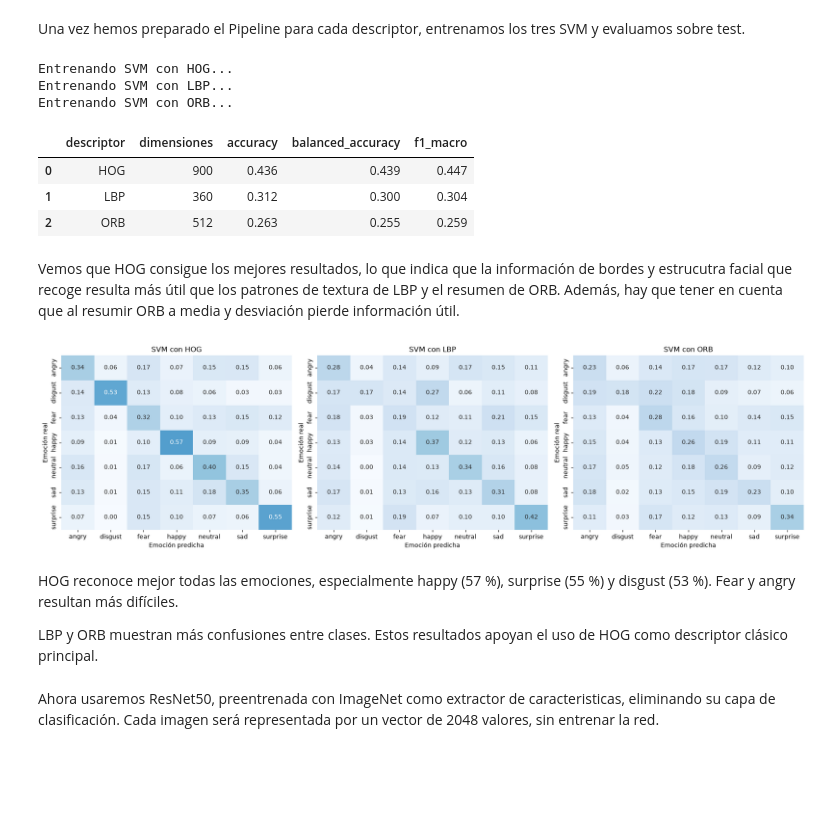
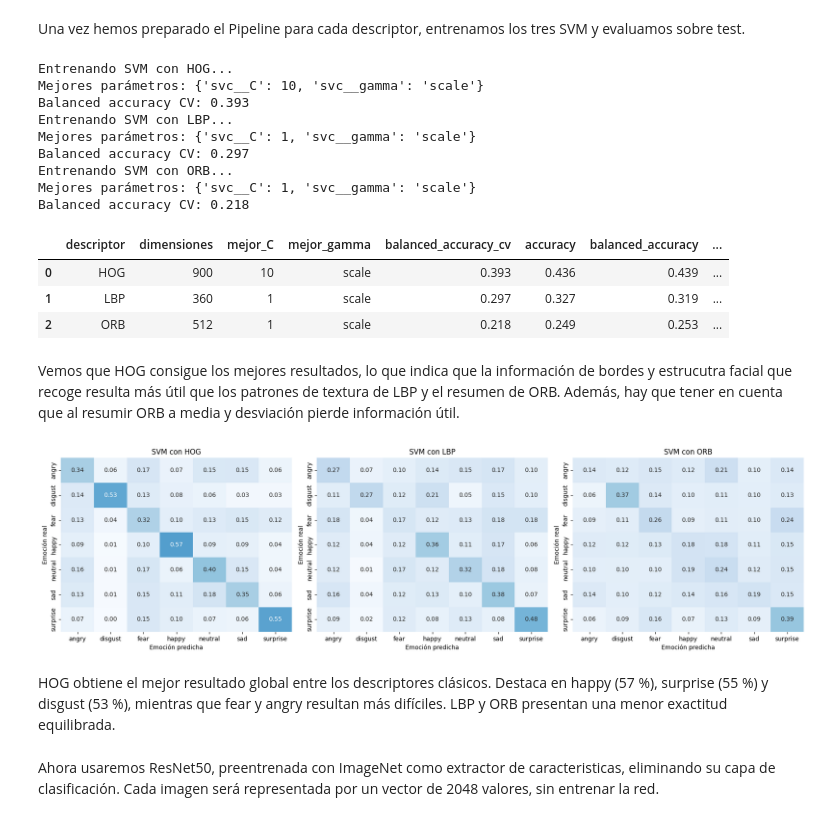
Before and after one commit to oliverAnderson18/deteccion_emociones, a Jupyter notebook: develop.ipynb, the cells around one changed output. Cells and saved outputs as stored; diff of their text form; code cells hidden in the pictures; blank space fills up the shorter version.

```diff
--- a/develop.ipynb
+++ b/develop.ipynb
@@ -1157,6 +1157,7 @@ Ahora vamos a definir el SVM. Usaremos un Pipeline y class_weight balanced para
 from sklearn.pipeline import make_pipeline
 from sklearn.preprocessing import StandardScaler
 from sklearn.svm import SVC
+from sklearn.model_selection import StratifiedKFold, GridSearchCV
 from sklearn.metrics import (
     accuracy_score,
     balanced_accuracy_score,
@@ -1172,17 +1173,34 @@ classic_features = {
 
 
 def create_svm():
-    return make_pipeline(
+    pipeline = make_pipeline(
         StandardScaler(),
         SVC(
             kernel="rbf",
-            C=10,
-            gamma="scale",
             class_weight="balanced",
             random_state=SEED,
         ),
     )
 
+    cv = StratifiedKFold(
+        n_splits=3,
+        shuffle=True,
+        random_state=SEED,
+    )
+
+    return GridSearchCV(
+        estimator=pipeline,
+        param_grid={
+            "svc__C": [0.1, 1, 10],
+            "svc__gamma": ["scale", 0.001, 0.01],
+        },
+        scoring="balanced_accuracy",
+        cv=cv,
+        n_jobs=2,
+        refit=True,
+        error_score="raise",
+    )
+
 
 for name, (train_features, test_features) in classic_features.items():
     print(f"{name}: train {train_features.shape} | test {test_features.shape}")
@@ -1202,37 +1220,49 @@ for name, (train_features, test_features) in classic_features.items():
 
     model = create_svm()
     model.fit(train_features, y_train)
 
+    print("Mejores parámetros:", model.best_params_)
+    print("Balanced accuracy CV:", round(model.best_score_, 3))
+
     predictions = model.predict(test_features)
 
     svm_models[name] = model
     svm_predictions[name] = predictions
 
     results.append(
         {
             "descriptor": name,
             "dimensiones": train_features.shape[1],
+            "mejor_C": model.best_params_["svc__C"],
+            "mejor_gamma": model.best_params_["svc__gamma"],
+            "balanced_accuracy_cv": model.best_score_,
             "accuracy": accuracy_score(y_test, predictions),
             "balanced_accuracy": balanced_accuracy_score(y_test, predictions),
             "f1_macro": f1_score(y_test, predictions, average="macro", zero_division=0),
         }
     )
 
 classic_results = (
     pd.DataFrame(results)
     .sort_values("balanced_accuracy", ascending=False)
     .reset_index(drop=True)
 )
 
 display(classic_results.round(3))
 # %% [output]
 Entrenando SVM con HOG...
+Mejores parámetros: {'svc__C': 10, 'svc__gamma': 'scale'}
+Balanced accuracy CV: 0.393
 Entrenando SVM con LBP...
+Mejores parámetros: {'svc__C': 1, 'svc__gamma': 'scale'}
+Balanced accuracy CV: 0.297
 Entrenando SVM con ORB...
+Mejores parámetros: {'svc__C': 1, 'svc__gamma': 'scale'}
+Balanced accuracy CV: 0.218
-|  | descriptor | dimensiones | accuracy | balanced_accuracy | f1_macro |
-| 0 | HOG | 900 | 0.436 | 0.439 | 0.447 |
-| 1 | LBP | 360 | 0.312 | 0.300 | 0.304 |
-| 2 | ORB | 512 | 0.263 | 0.255 | 0.259 |
+|  | descriptor | dimensiones | mejor_C | mejor_gamma | balanced_accuracy_cv | accuracy | balanced_accuracy | ... |
+| 0 | HOG | 900 | 10 | scale | 0.393 | 0.436 | 0.439 | ... |
+| 1 | LBP | 360 | 1 | scale | 0.297 | 0.327 | 0.319 | ... |
+| 2 | ORB | 512 | 1 | scale | 0.218 | 0.249 | 0.253 | ... |
 # %% [markdown]
 Vemos que HOG consigue los mejores resultados, lo que indica que la información de bordes y estrucutra facial que recoge resulta más útil que los patrones de textura de LBP y el resumen de ORB. Además, hay que tener en cuenta que al resumir ORB a media y desviación pierde información útil.
 # %%
@@ -1265,13 +1295,12 @@ for ax, name in zip(axes, classic_features):
 plt.tight_layout()
 plt.show()
 # %% [output]
-[figure, old version]
+[figure, new version]
 # %% [markdown]
-HOG reconoce mejor todas las emociones, especialmente happy (57 %),
-surprise (55 %) y disgust (53 %). Fear y angry resultan más difíciles.
-
-LBP y ORB muestran más confusiones entre clases. Estos resultados
-apoyan el uso de HOG como descriptor clásico principal.
+HOG obtiene el mejor resultado global entre los descriptores clásicos.
+Destaca en happy (57 %), surprise (55 %) y disgust (53 %), mientras
+que fear y angry resultan más difíciles. LBP y ORB presentan una
+menor exactitud equilibrada.
 # %% [markdown]
 Ahora usaremos ResNet50, preentrenada con ImageNet como extractor de caracteristicas, eliminando su capa de clasificación. Cada imagen será representada por un vector de 2048 valores, sin entrenar la red.
 # %%
```
Also changed, not shown: parts of 23 cells of this notebook, 1 other file.
